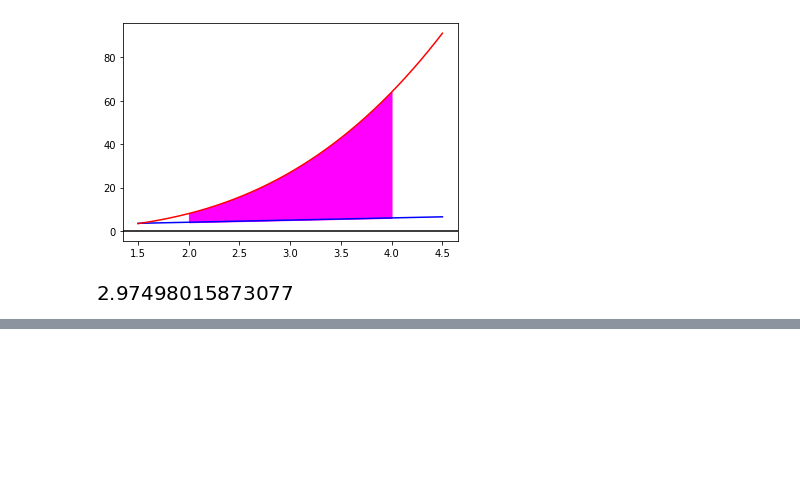
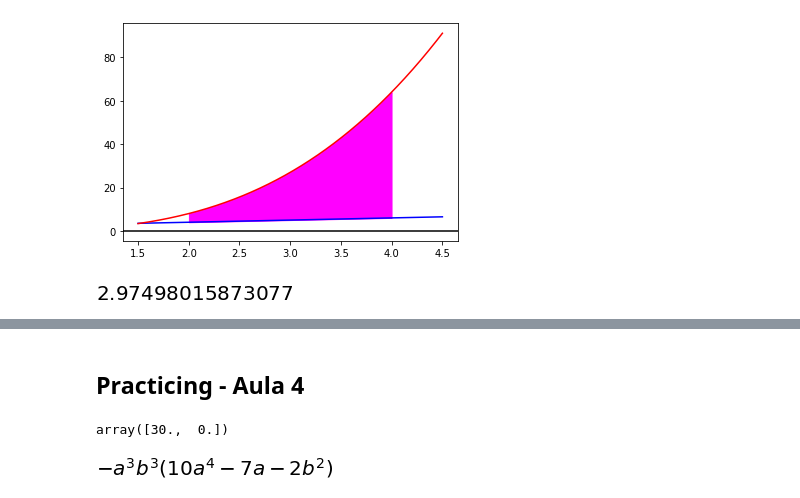
Before and after one commit to edilsonolegario/edilsonolegario, a Jupyter notebook: Ferramentas_Matemáticas_Aplicadas.ipynb, the cells around one changed output, grey strips where cells are left out. Saved outputs shown, nothing was run; the diff lists cells and outputs as text; code cells hidden in the pictures; blank space fills up the shorter version.

```diff
--- a/Ferramentas_Matemáticas_Aplicadas.ipynb
+++ b/Ferramentas_Matemáticas_Aplicadas.ipynb
@@ -2373,0 +2624,22 @@ integrate(p,(x,1,2))
+# %% [markdown]
+## Practicing - Aula 4
+# %%
+"""
+1) O polinômio p(x)=-0,02x^2+0,6x relaciona o número de assinantes de um jornal impresso com os meses x contados a partir do seu lançamento.
+Depois de quantos meses contados a partir do lançamento o jornal zerou o número de assinantes?
+"""
+import numpy as np
+coef=[-0.02, 0.6,0]
+np.roots(coef)
+# %% [output]
+array([30.,  0.])
+# %%
+"""
+2) Qual é o forma ftorada referente à expressão 7a^4b^3+2a^3b^5-10a^7b^3?
+"""
+from sympy import*
+a,b=symbols("a b")
+init_printing()
+factor(7*a**4*b**3+2*a**3*b**5-10*a**7*b**3)
+# %% [output]
+[figure, added]
```
Also changed, not shown: parts of 18 cells of this notebook.
